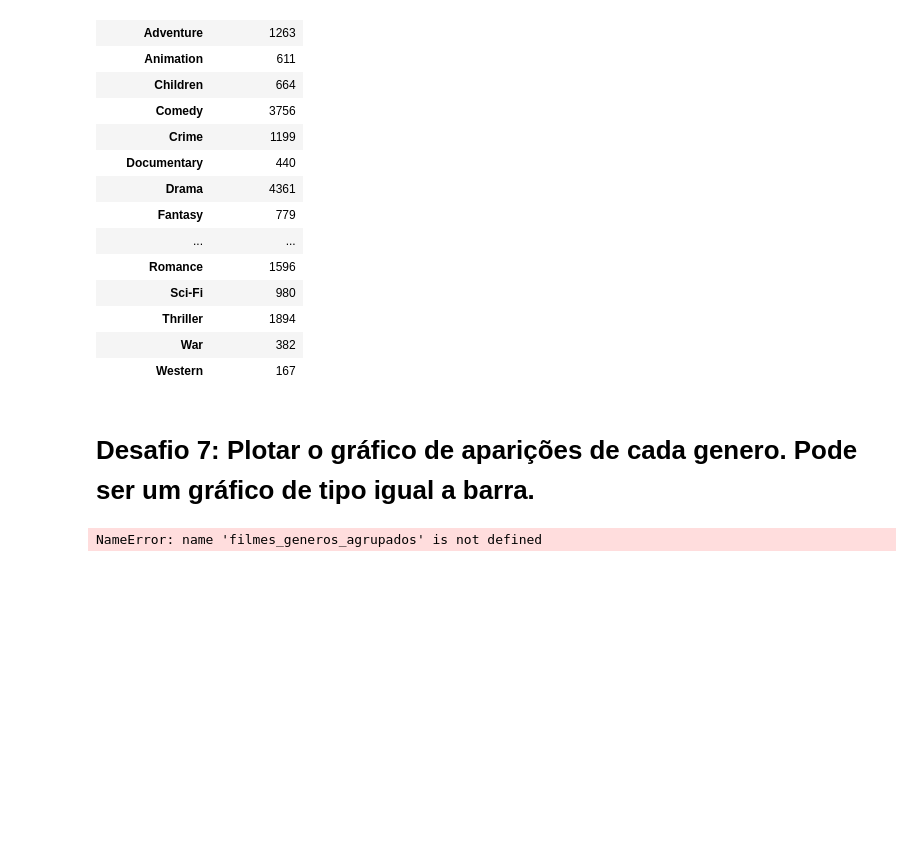
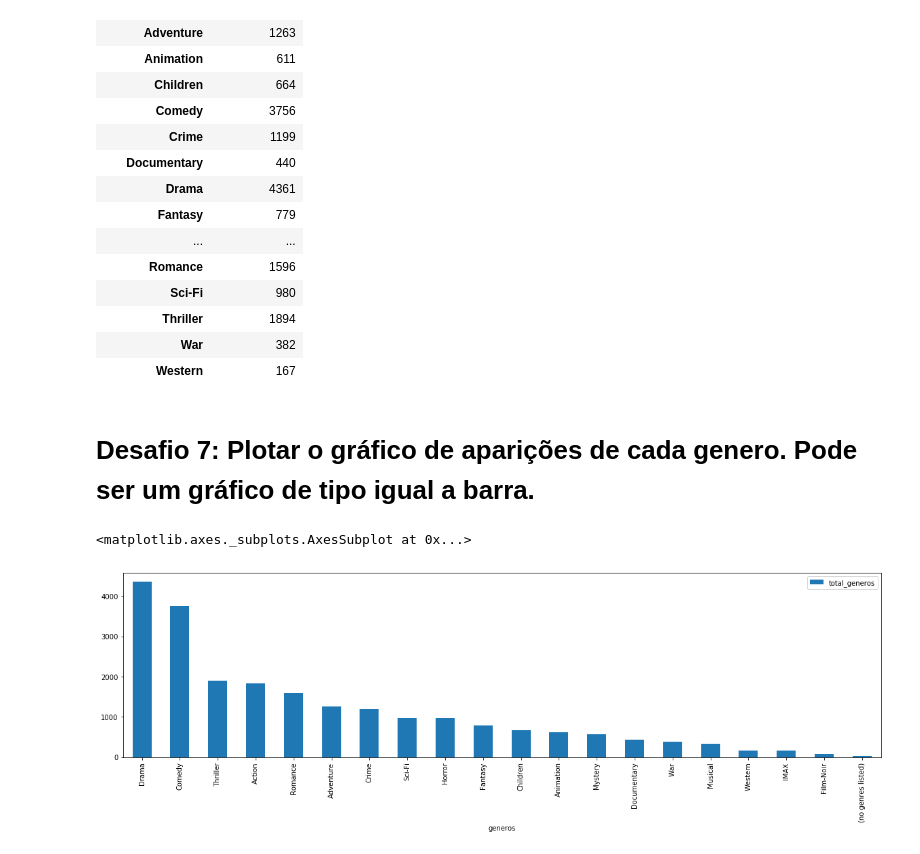
Before and after one commit to lucasnc/quarentena-dados, a Jupyter notebook: aula-01.ipynb, the cells around one changed output. Cells and saved outputs as stored; diff of their text form; code cells hidden in the pictures; blank space fills up the shorter version.

```diff
--- a/aula-01.ipynb
+++ b/aula-01.ipynb
@@ -145,7 +146,8 @@ filmes_generos.unique().tolist()
 # Desafio 6: Contar o número de aparições de cada genero.
 # %%
 filmes_generos = filmes_generos.reset_index(level=1, name="generos")
-filmes_generos.groupby("generos").count().rename(columns={'level_1': 'total_generos'})
+filmes_generos_agrupados = filmes_generos.groupby("generos").count().rename(columns={'level_1': 'total_generos'})
+filmes_generos_agrupados
 # %% [output]
 |  | total_generos |
 | generos |  |
@@ -167,7 +169,8 @@ filmes_generos.groupby("generos").count().rename(columns={'level_1': 'total_gene
 | Western | 167 |
 # %% [markdown]
 # Desafio 7: Plotar o gráfico de aparições de cada genero. Pode ser um gráfico de tipo igual a barra.
-# %%
-filmes_generos_agrupados.plot(kind='bar', title="Aparicoes de Generos")
-# %% [output]
-NameError: name 'filmes_generos_agrupados' is not defined
+# %%
+filmes_generos_agrupados.sort_values("total_generos", ascending=False).plot(kind='bar', figsize=(20, 5))
+# %% [output]
+<matplotlib.axes._subplots.AxesSubplot at 0x...>
+[figure, added]
```
Also changed, not shown: parts of 1 cell of this notebook, 2 other files.
